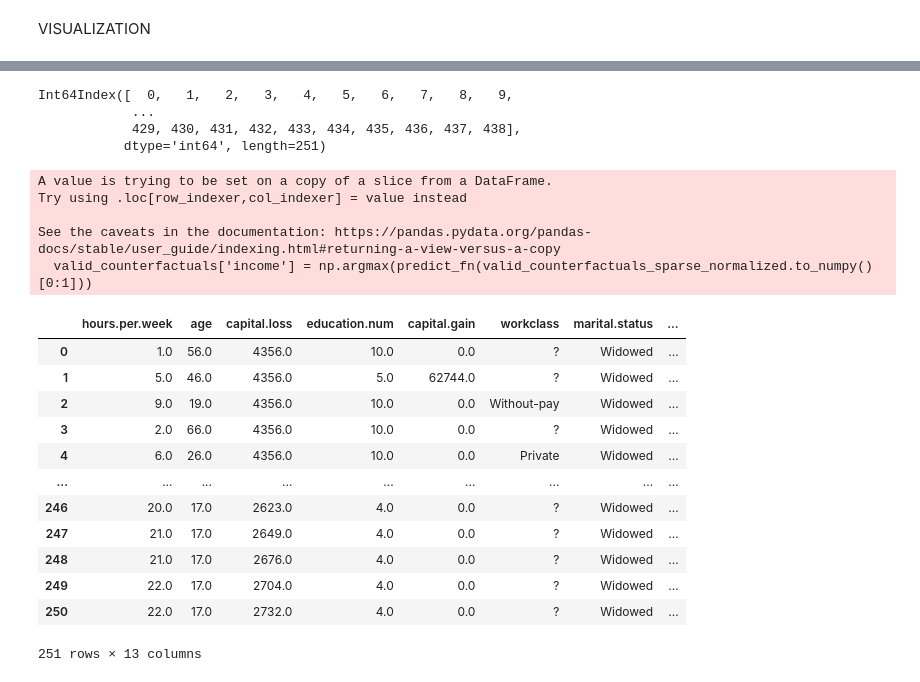
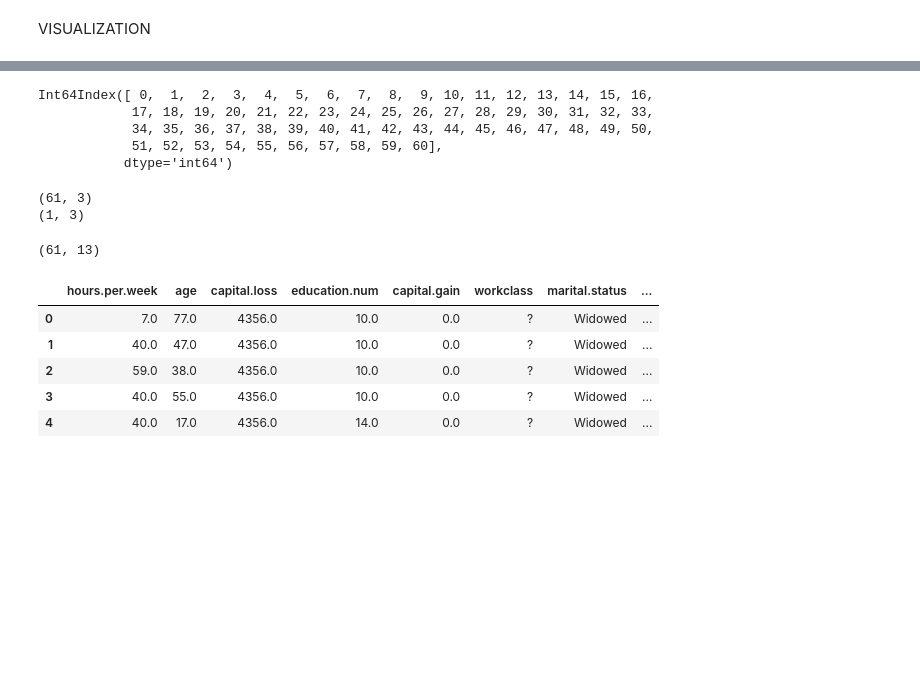
Before and after one commit to istepka/MCSECE, a Jupyter notebook: src/ensemble.ipynb, the cells around one changed output, grey strips where cells are left out. Drawn from its saved outputs; the diff is of its cells as text; code cells hidden in the pictures; blank space fills up the shorter version.

```diff
--- a/src/ensemble.ipynb
+++ b/src/ensemble.ipynb
@@ -105,0 +83,5 @@ WARNING:tensorflow:From c:\ProgramData\Anaconda3\envs\cf\lib\site-packages\alibi
+# %%
+from alibi_impl import AlibiWachter
+
+model = AlibiWachter('../models/adult_RF.pkl', 'sklearn', query_instance_sparse_normalized.shape)
+explanation = model.generate_counterfactuals(query_instance_sparse_normalized)
@@ -110,7 +94,7 @@ for key, lst in explanation['data']['all'].items():
         for cf in lst:
             wachter_counterfactuals.append(cf['X'])
 
-wachter_counterfactuals = np.array(wachter_counterfactuals).reshape(-1, shape[1])
+wachter_counterfactuals = np.array(wachter_counterfactuals).reshape(-1, query_instance_sparse_normalized.shape[1])
 
 wachter_counterfactuals_df = pd.DataFrame(wachter_counterfactuals, columns=constr['features_order_after_split'])
 
@@ -131,7 +115,10 @@ wachter_counterfactuals_df = inverse_transform_to_sparse(
 
 wachter_counterfactuals_df['explainer'] = 'wachter'
 
-all_counterfactuals = pd.concat([all_counterfactuals, wachter_counterfactuals_df], ignore_index=True)
+# Reduce number of Wachter counterfactuals because they are almost the same
+sampled_wachter_cfs = wachter_counterfactuals_df.sample(40)
+
+all_counterfactuals = pd.concat([all_counterfactuals, sampled_wachter_cfs], ignore_index=True)
 
 wachter_counterfactuals_df.head(5)
 # %% [output]
@@ -147,0 +137,7 @@ wachter_counterfactuals_df.shape
+# %%
+from alibi.explainers import CounterfactualProto
+
+import pickle
+with open('../models/adult_RF.pkl', 'rb') as f:
+    model = pickle.load(f)
+predict_fnct = lambda x: model.predict(x)
@@ -209,37 +263,45 @@ Counterfactuals:  (536, 13)
 # %%
 from visualization_helpers import filter_non_valid
+from visualization_helpers import filter_non_actionable
+import pickle
+
+# SKLEARN
+with open('../models/adult_RF.pkl', 'rb') as f:
+    model = pickle.load(f)
+
+# TENSORFLOW
+# model = tf.keras.models.load_model('../models/adult_NN/')
+
 predict_fn = lambda x: model.predict(x)
 
 valid_counterfactuals_sparse_normalized = filter_non_valid(predict_fn, query_instance_sparse_normalized, counterfactuals_sparse_normalized)
 valid_counterfactuals_sparse_normalized.index
 # %% [output]
-Int64Index([  0,   1,   2,   3,   4,   5,   6,   7,   8,   9,
-            ...
-            429, 430, 431, 432, 433, 434, 435, 436, 437, 438],
-           dtype='int64', length=251)
+Int64Index([ 0,  1,  2,  3,  4,  5,  6,  7,  8,  9, 10, 11, 12, 13, 14, 15, 16,
+            17, 18, 19, 20, 21, 22, 23, 24, 25, 26, 27, 28, 29, 30, 31, 32, 33,
+            34, 35, 36, 37, 38, 39, 40, 41, 42, 43, 44, 45, 46, 47, 48, 49, 50,
+            51, 52, 53, 54, 55, 56, 57, 58, 59, 60],
+           dtype='int64')
+# %%
+valid_counterfactuals = all_counterfactuals.iloc[valid_counterfactuals_sparse_normalized.index]
+valid_counterfactuals.reset_index(drop=True, inplace=True)
+valid_counterfactuals = filter_non_actionable(valid_counterfactuals, query_instance, constr['non_actionable_features'])
+valid_counterfactuals.reset_index(drop=True, inplace=True)
+valid_counterfactuals.shape
+# %% [output]
+(61, 3)
+(1, 3)
+(61, 13)
 # %%
-valid_counterfactuals = all_counterfactuals.iloc[valid_counterfactuals_sparse_normalized.index]
+# add income column
 valid_counterfactuals['income'] = np.argmax(predict_fn(valid_counterfactuals_sparse_normalized.to_numpy()[0:1]))
-valid_counterfactuals.reset_index(drop=True, inplace=True)
-valid_counterfactuals
+valid_counterfactuals.head(5)
 # %% [output]
-A value is trying to be set on a copy of a slice from a DataFrame.
-Try using .loc[row_indexer,col_indexer] = value instead
-
-See the caveats in the documentation: https://pandas.pydata.org/pandas-docs/stable/user_guide/indexing.html#returning-a-view-versus-a-copy
-  valid_counterfactuals['income'] = np.argmax(predict_fn(valid_counterfactuals_sparse_normalized.to_numpy()[0:1]))
 |  | hours.per.week | age | capital.loss | education.num | capital.gain | workclass | marital.status | ... |
-| 0 | 1.0 | 56.0 | 4356.0 | 10.0 | 0.0 | ? | Widowed | ... |
-| 1 | 5.0 | 46.0 | 4356.0 | 5.0 | 62744.0 | ? | Widowed | ... |
-| 2 | 9.0 | 19.0 | 4356.0 | 10.0 | 0.0 | Without-pay | Widowed | ... |
-| 3 | 2.0 | 66.0 | 4356.0 | 10.0 | 0.0 | ? | Widowed | ... |
-| 4 | 6.0 | 26.0 | 4356.0 | 10.0 | 0.0 | Private | Widowed | ... |
-| ... | ... | ... | ... | ... | ... | ... | ... | ... |
-| 246 | 20.0 | 17.0 | 2623.0 | 4.0 | 0.0 | ? | Widowed | ... |
-| 247 | 21.0 | 17.0 | 2649.0 | 4.0 | 0.0 | ? | Widowed | ... |
-| 248 | 21.0 | 17.0 | 2676.0 | 4.0 | 0.0 | ? | Widowed | ... |
-| 249 | 22.0 | 17.0 | 2704.0 | 4.0 | 0.0 | ? | Widowed | ... |
-| 250 | 22.0 | 17.0 | 2732.0 | 4.0 | 0.0 | ? | Widowed | ... |
+| 0 | 7.0 | 77.0 | 4356.0 | 10.0 | 0.0 | ? | Widowed | ... |
+| 1 | 40.0 | 47.0 | 4356.0 | 10.0 | 0.0 | ? | Widowed | ... |
+| 2 | 59.0 | 38.0 | 4356.0 | 10.0 | 0.0 | ? | Widowed | ... |
+| 3 | 40.0 | 55.0 | 4356.0 | 10.0 | 0.0 | ? | Widowed | ... |
+| 4 | 40.0 | 17.0 | 4356.0 | 14.0 | 0.0 | ? | Widowed | ... |
-251 rows × 13 columns
 # %%
 scores_df = get_scores(valid_counterfactuals_sparse_normalized.to_numpy(), query_instance_sparse_normalized, train_dataset_sparse_normalized, train_dataset['income'], mask_indices)
```
Also changed, not shown: parts of 23 cells of this notebook, 11 other files.
